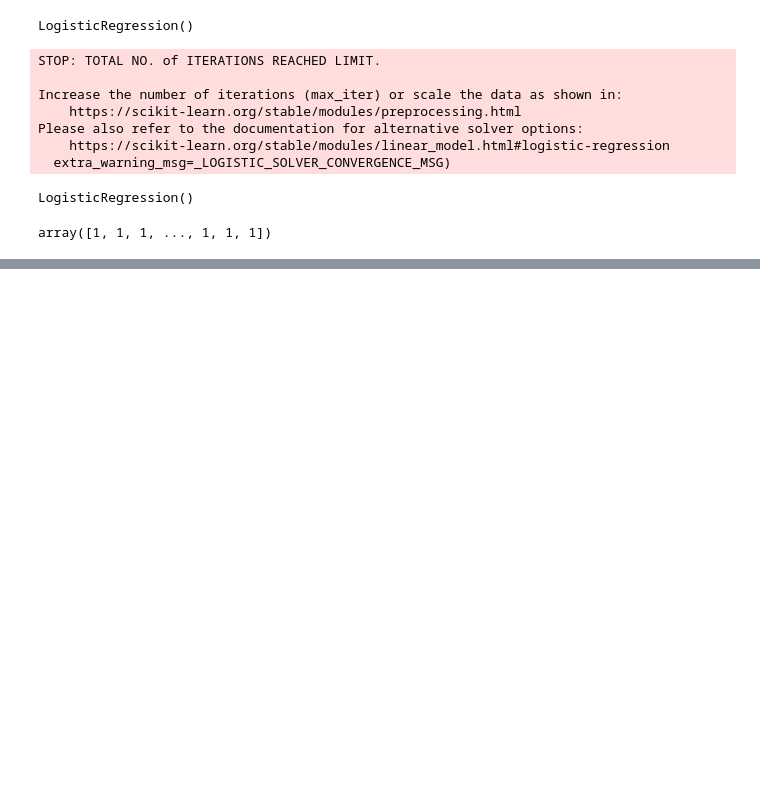
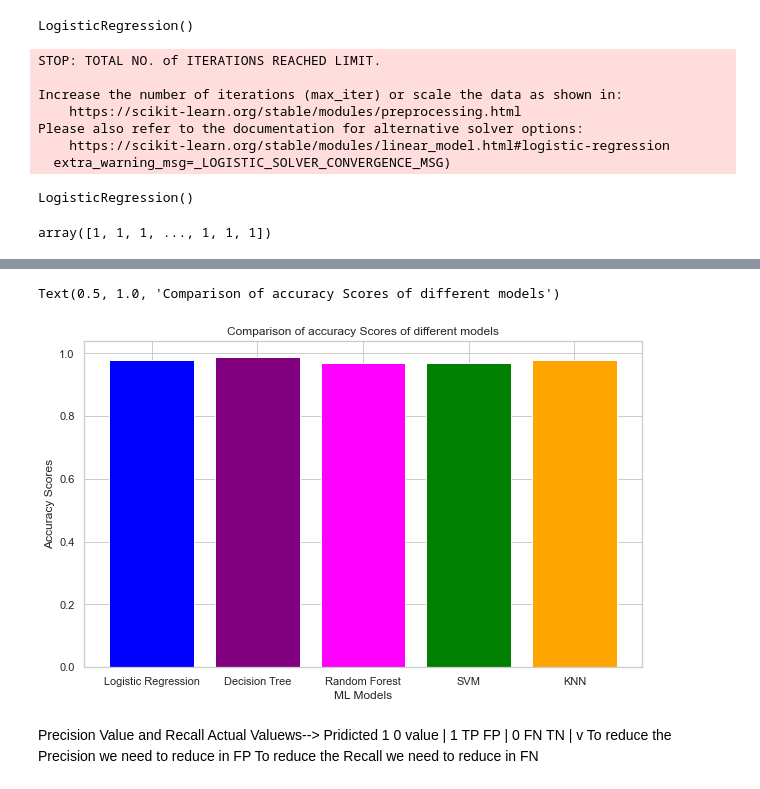
Before and after one commit to priyanshubhaskar1/Froad_detection-, a Jupyter notebook: fastag-fraud-detection.ipynb, the cells around one changed output, grey strips where cells are left out. Cells and saved outputs as stored; diff of their text form; code cells hidden in the pictures; blank space fills up the shorter version.

```diff
--- a/fastag-fraud-detection.ipynb
+++ b/fastag-fraud-detection.ipynb
@@ -691,0 +853,23 @@ array([1, 1, 1, ..., 1, 1, 1])
+# %%
+#Lets Visualized
+model = ['Logistic Regression','Decision Tree','Random Forest','SVM','KNN']
+accuracy_score=[0.98,0.99,0.97,0.97,0.98]
+colors=['blue','purple','magenta','green','orange']
+plt.figure(figsize=(10,6))
+plt.bar(model,accuracy_score,color=colors)
+plt.xlabel('ML Models')
+plt.ylabel('Accuracy Scores')
+plt.title("Comparison of accuracy Scores of different models")
+# %% [output]
+Text(0.5, 1.0, 'Comparison of accuracy Scores of different models')
+[figure, added]
+# %% [markdown]
+Precision Value and Recall
+             Actual Valuews-->
+ Pridicted         1    0
+ value |         1 TP   FP
+       |         0 FN   TN
+       |
+       v
+  To reduce the Precision we need to reduce in FP
+  To reduce the Recall we need to reduce in FN
```
Also changed, not shown: parts of 33 cells of this notebook.
